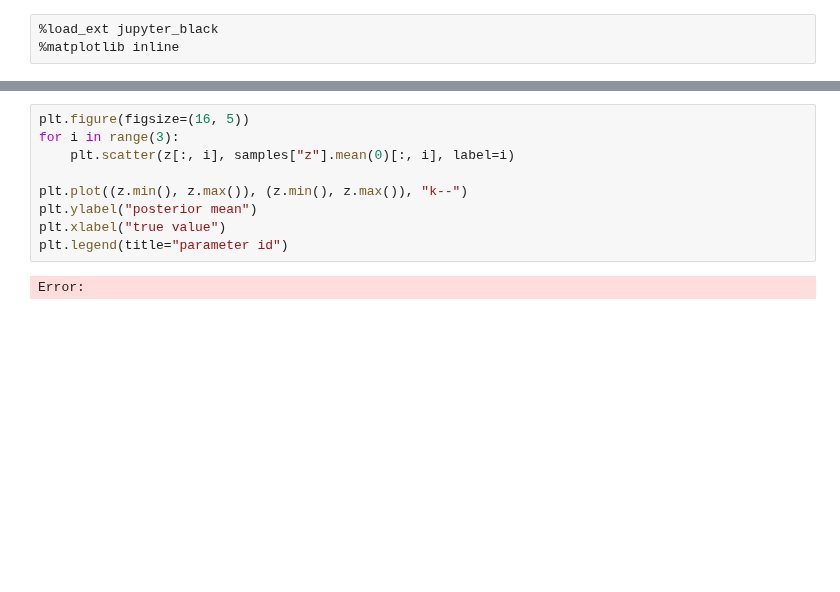
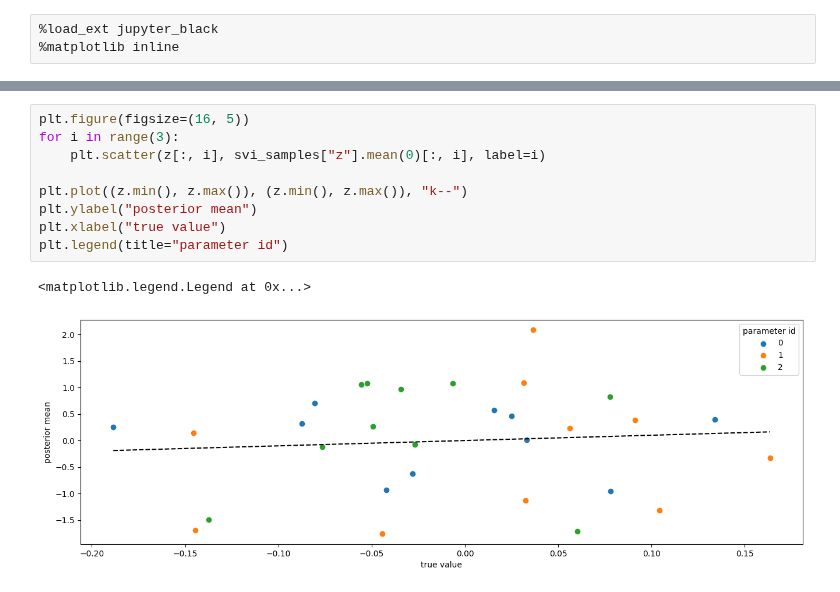
Before and after one commit to dimarkov/pybefit, a Jupyter notebook: examples/pymdp/simulating_and_fitting_pymdp_agent.ipynb, the cells around one changed output, grey strips where cells are left out. Saved outputs shown, nothing was run; the diff lists cells and outputs as text; blank space fills up the shorter version.

```diff
--- a/examples/pymdp/simulating_and_fitting_pymdp_agent.ipynb
+++ b/examples/pymdp/simulating_and_fitting_pymdp_agent.ipynb
@@ -205,11 +196,12 @@ Error:
 # %%
 plt.figure(figsize=(16, 5))
 for i in range(3):
-    plt.scatter(z[:, i], samples["z"].mean(0)[:, i], label=i)
+    plt.scatter(z[:, i], svi_samples["z"].mean(0)[:, i], label=i)
 
 plt.plot((z.min(), z.max()), (z.min(), z.max()), "k--")
 plt.ylabel("posterior mean")
 plt.xlabel("true value")
 plt.legend(title="parameter id")
 # %% [output]
-Error:
+<matplotlib.legend.Legend at 0x...>
+[figure, added]
```
Also changed, not shown: parts of 12 cells of this notebook, 1 other file.
